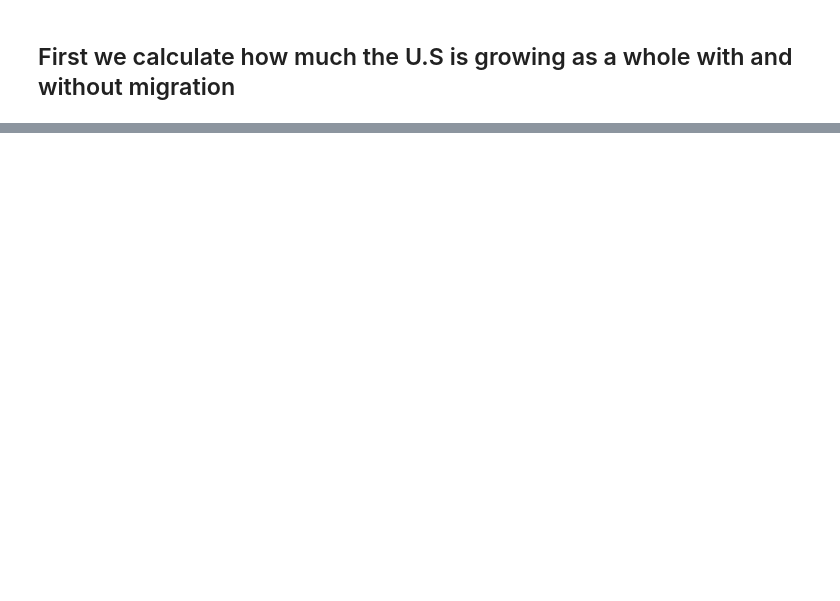
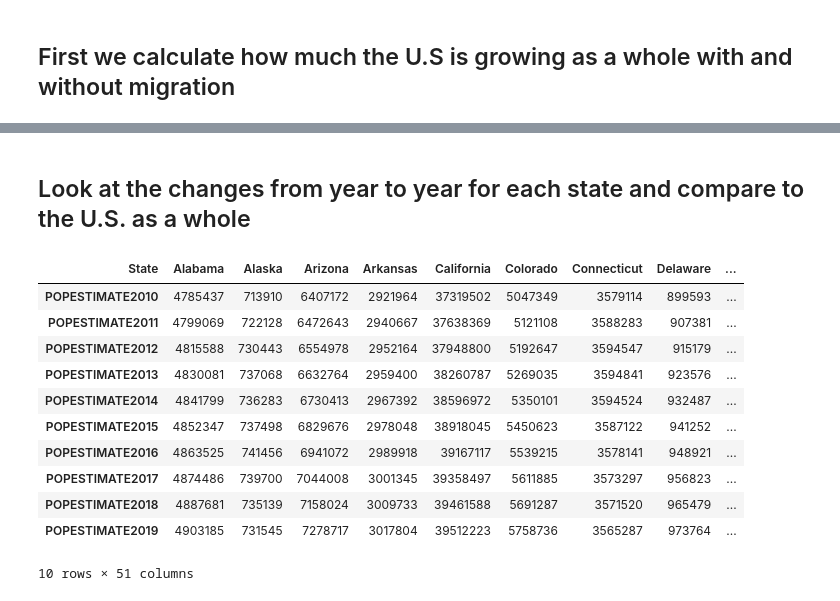
Before and after one commit to akbandi/Project-1, a Jupyter notebook: MigrationAnalysis.ipynb, the cells around one changed output, grey strips where cells are left out. Saved outputs shown, nothing was run; the diff lists cells and outputs as text; code cells hidden in the pictures; blank space fills up the shorter version.

```diff
--- a/MigrationAnalysis.ipynb
+++ b/MigrationAnalysis.ipynb
@@ -66,0 +149,2 @@ mean_house_value = us_mean_house_cost_by_year.to_list()
+# %% [markdown]
+## Look at the changes from year to year for each state and compare to the U.S. as a whole
@@ -79,0 +157,15 @@ us_means_df
+# %%
+delta_pop.T
+# %% [output]
+| State | Alabama | Alaska | Arizona | Arkansas | California | Colorado | Connecticut | Delaware | ... |
+| POPESTIMATE2010 | 4785437 | 713910 | 6407172 | 2921964 | 37319502 | 5047349 | 3579114 | 899593 | ... |
+| POPESTIMATE2011 | 4799069 | 722128 | 6472643 | 2940667 | 37638369 | 5121108 | 3588283 | 907381 | ... |
+| POPESTIMATE2012 | 4815588 | 730443 | 6554978 | 2952164 | 37948800 | 5192647 | 3594547 | 915179 | ... |
+| POPESTIMATE2013 | 4830081 | 737068 | 6632764 | 2959400 | 38260787 | 5269035 | 3594841 | 923576 | ... |
+| POPESTIMATE2014 | 4841799 | 736283 | 6730413 | 2967392 | 38596972 | 5350101 | 3594524 | 932487 | ... |
+| POPESTIMATE2015 | 4852347 | 737498 | 6829676 | 2978048 | 38918045 | 5450623 | 3587122 | 941252 | ... |
+| POPESTIMATE2016 | 4863525 | 741456 | 6941072 | 2989918 | 39167117 | 5539215 | 3578141 | 948921 | ... |
+| POPESTIMATE2017 | 4874486 | 739700 | 7044008 | 3001345 | 39358497 | 5611885 | 3573297 | 956823 | ... |
+| POPESTIMATE2018 | 4887681 | 735139 | 7158024 | 3009733 | 39461588 | 5691287 | 3571520 | 965479 | ... |
+| POPESTIMATE2019 | 4903185 | 731545 | 7278717 | 3017804 | 39512223 | 5758736 | 3565287 | 973764 | ... |
+10 rows × 51 columns
```
Also changed, not shown: parts of 30 cells of this notebook, 2 other files.
